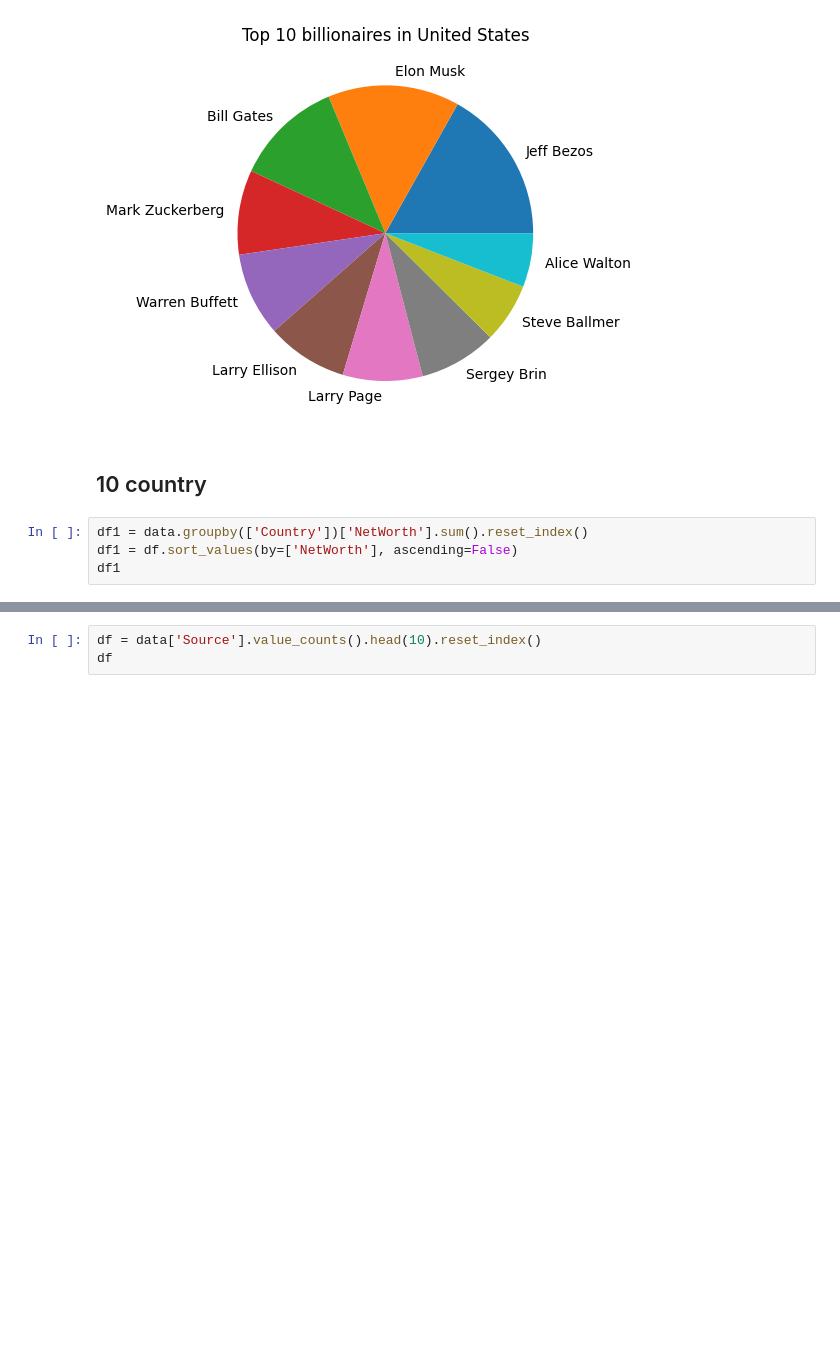
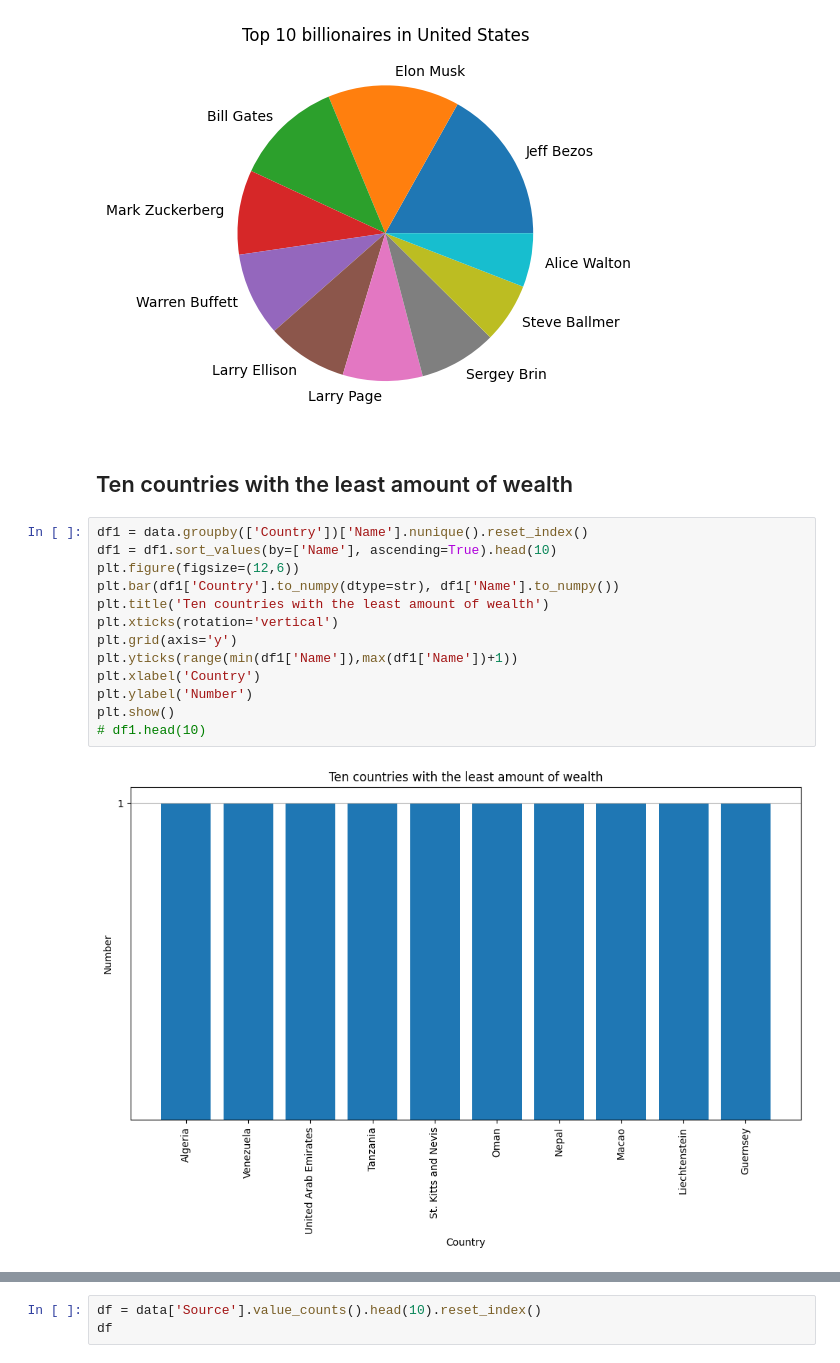
Before and after one commit to MSaberian/PyLearnDataScience, a Jupyter notebook: PyLearnDSBillionaires/Billionaire.ipynb, the cells around one changed output, grey strips where cells are left out. Drawn from its saved outputs; the diff is of its cells as text; blank space fills up the shorter version.

```diff
--- a/PyLearnDSBillionaires/Billionaire.ipynb
+++ b/PyLearnDSBillionaires/Billionaire.ipynb
@@ -99,9 +100,20 @@ plt.title('Top 10 billionaires in United States')
 plt.show()
 # %% [output]
 [figure]
-# %% [markdown]
-## 10 country
-# %%
-df1 = data.groupby(['Country'])['NetWorth'].sum().reset_index()
-df1 = df.sort_values(by=['NetWorth'], ascending=False)
-df1
+# %% [markdown]
+## Ten countries with the least amount of wealth
+# %%
+df1 = data.groupby(['Country'])['Name'].nunique().reset_index()
+df1 = df1.sort_values(by=['Name'], ascending=True).head(10)
+plt.figure(figsize=(12,6))
+plt.bar(df1['Country'].to_numpy(dtype=str), df1['Name'].to_numpy())
+plt.title('Ten countries with the least amount of wealth')
+plt.xticks(rotation='vertical')
+plt.grid(axis='y')
+plt.yticks(range(min(df1['Name']),max(df1['Name'])+1))
+plt.xlabel('Country')
+plt.ylabel('Number')
+plt.show()
+# df1.head(10)
+# %% [output]
+[figure, added]
```
Also changed, not shown: parts of 3 cells of this notebook, 8 other files.
